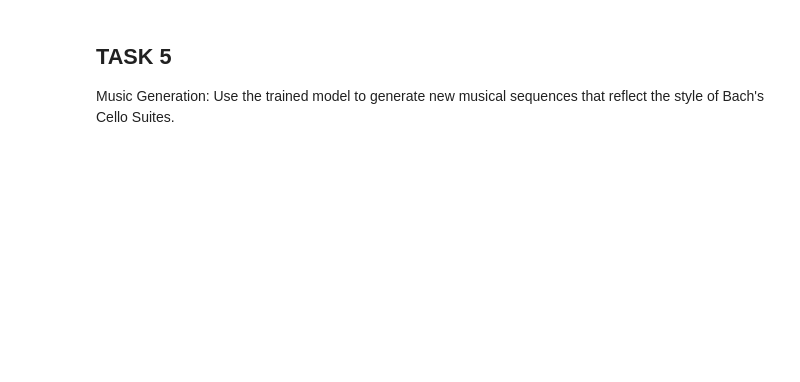
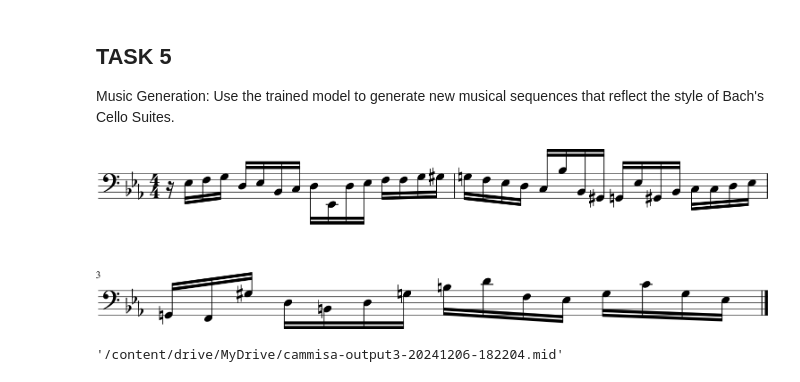
Before and after one commit to vince-camm/GENAIHW6, a Jupyter notebook: Homework6.ipynb, the cells around one changed output. Saved outputs shown, nothing was run; the diff lists cells and outputs as text; code cells hidden in the pictures; blank space fills up the shorter version.

```diff
--- a/Homework6.ipynb
+++ b/Homework6.ipynb
@@ -674,6 +702,8 @@ class MusicGenerator(callbacks.Callback):
         self.duration_to_index = {
             duration: index for index, duration in enumerate(index_to_duration)
         }
+        self._model = model
+        self.generation_frequency = generation_frequency
 
     def sample_from(self, probs, temperature):
         probs = probs ** (1 / temperature)
@@ -787,11 +817,15 @@ class MusicGenerator(callbacks.Callback):
         )
         midi_stream = info[-1]["midi"].chordify()
         print(info[-1]["prompt"])
+        from music21 import environment
+        env = environment.Environment()
+        env['musicxmlPath'] = '/usr/bin/musescore3'
+        env['musescoreDirectPNGPath'] = '/usr/bin/musescore3'
         midi_stream.show()
         midi_stream.write(
             "midi",
             fp=os.path.join(
-                "/app/notebooks/11_music/01_transformer/output",
+                "/content/drive/My Drive/", # Changed from /drive/My Drive/
                 "output-" + str(epoch).zfill(4) + ".mid",
             ),
         )
@@ -838,3 +883,22 @@ model.save("./models/model")
 ## TASK 5
 
 Music Generation: Use the trained model to generate new musical sequences that reflect the style of Bach's Cello Suites.
+# %%
+info = music_generator.generate(
+    ["START"], ["0.0"], max_tokens=50, temperature=0.5
+)
+midi_stream = info[-1]["midi"].chordify()
+midi_stream.show()
+# %% [output]
+[figure, added]
+# %%
+timestr = time.strftime("%Y%m%d-%H%M%S")
+midi_stream.write(
+    "midi",
+    fp=os.path.join(
+        "/content/drive/MyDrive",
+        "cammisa-output3-" + timestr + ".mid",
+    ),
+)
+# %% [output]
+'/content/drive/MyDrive/cammisa-output3-20241206-182204.mid'
```
Also changed, not shown: parts of 15 cells of this notebook.
